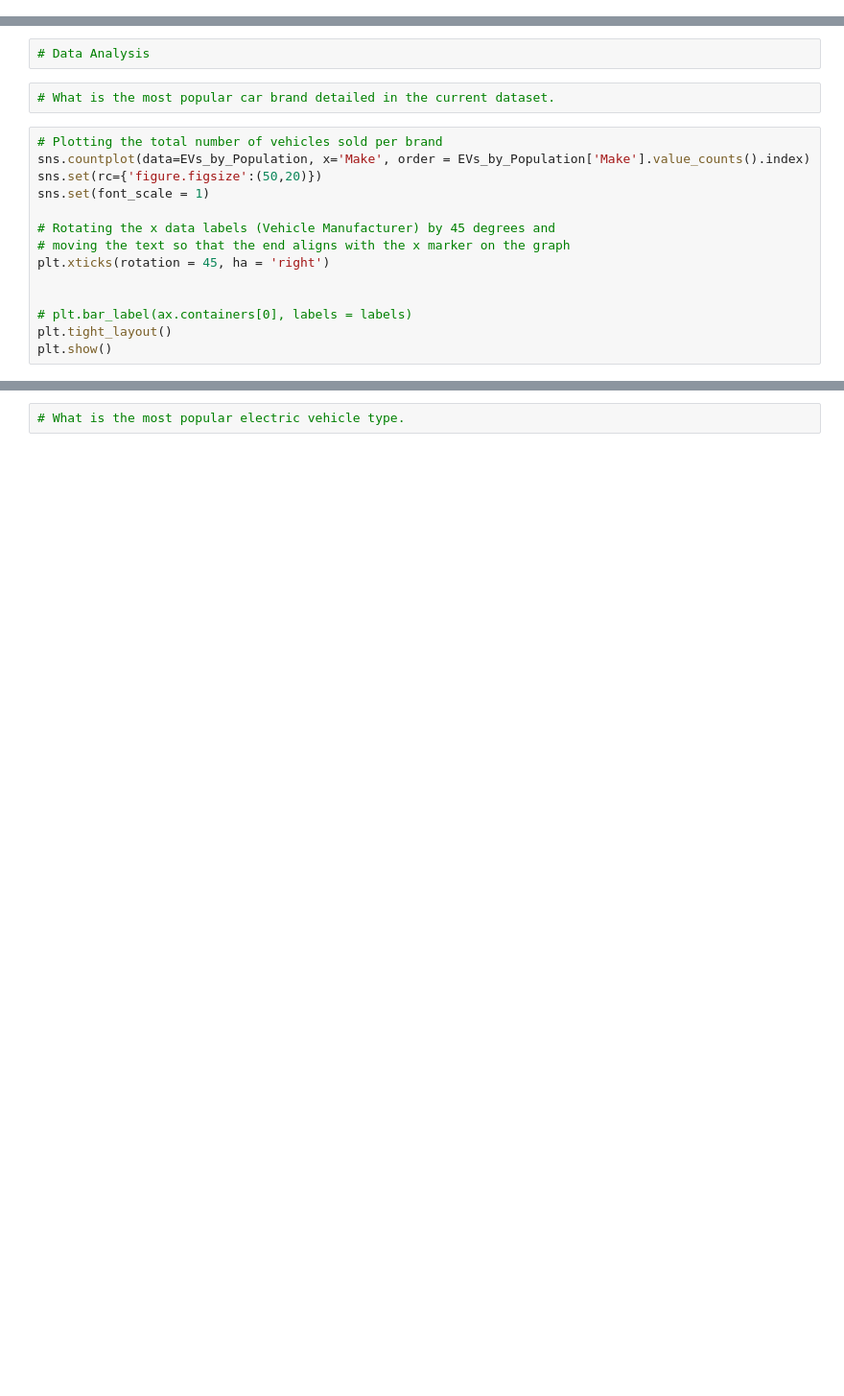
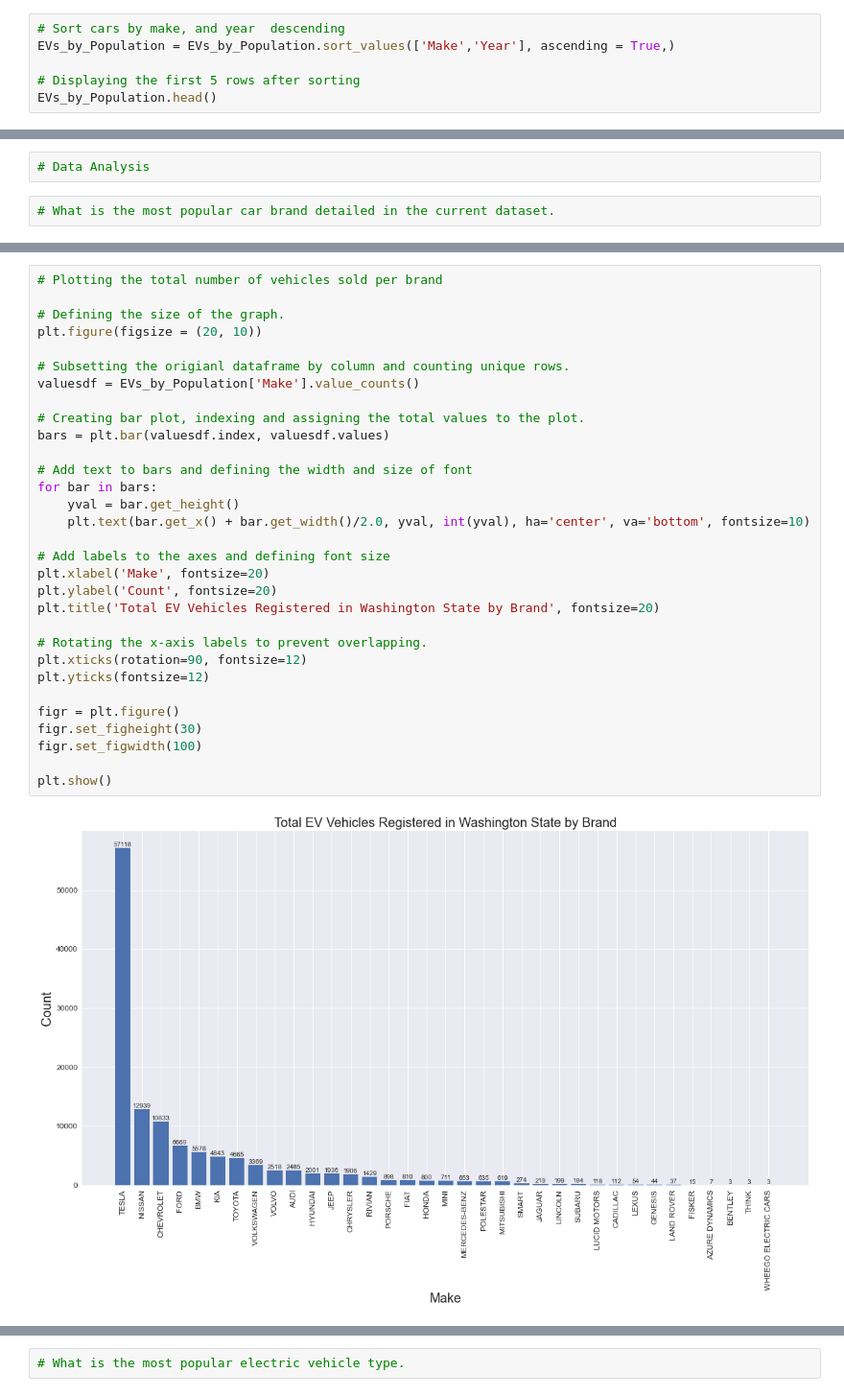
Before and after one commit to dcgray80/Data-Analytics-2023, a Jupyter notebook: Darren Gray Project.ipynb, the cells around one changed output, grey strips where cells are left out. Shown at 96% size. Drawn from its saved outputs; the diff is of its cells as text; blank space fills up the shorter version.

```diff
--- a/Darren Gray Project.ipynb
+++ b/Darren Gray Project.ipynb
@@ -363,0 +301,6 @@ dtype: object
+# %%
+# Sort cars by make, and year  descending
+EVs_by_Population = EVs_by_Population.sort_values(['Make','Year'], ascending = True,)
+
+# Displaying the first 5 rows after sorting
+EVs_by_Population.head()
@@ -365,17 +325,3 @@ dtype: object
 # Data Analysis
 # %%
 # What is the most popular car brand detailed in the current dataset.
-# %%
-# Plotting the total number of vehicles sold per brand
-sns.countplot(data=EVs_by_Population, x='Make', order = EVs_by_Population['Make'].value_counts().index)
-sns.set(rc={'figure.figsize':(50,20)})
-sns.set(font_scale = 1)
-
-# Rotating the x data labels (Vehicle Manufacturer) by 45 degrees and
-# moving the text so that the end aligns with the x marker on the graph
-plt.xticks(rotation = 45, ha = 'right')
-
-
-# plt.bar_label(ax.containers[0], labels = labels)
-plt.tight_layout()
-plt.show()
@@ -405,0 +352,33 @@ Name: Model, dtype: int64
+# %%
+# Plotting the total number of vehicles sold per brand
+
+# Defining the size of the graph.
+plt.figure(figsize = (20, 10))
+
+# Subsetting the origianl dataframe by column and counting unique rows.
+valuesdf = EVs_by_Population['Make'].value_counts()
+
+# Creating bar plot, indexing and assigning the total values to the plot.
+bars = plt.bar(valuesdf.index, valuesdf.values)
+
+# Add text to bars and defining the width and size of font
+for bar in bars:
+    yval = bar.get_height()
+    plt.text(bar.get_x() + bar.get_width()/2.0, yval, int(yval), ha='center', va='bottom', fontsize=10)
+
+# Add labels to the axes and defining font size
+plt.xlabel('Make', fontsize=20)
+plt.ylabel('Count', fontsize=20)
+plt.title('Total EV Vehicles Registered in Washington State by Brand', fontsize=20)
+
+# Rotating the x-axis labels to prevent overlapping.
+plt.xticks(rotation=90, fontsize=12)
+plt.yticks(fontsize=12)
+
+figr = plt.figure()
+figr.set_figheight(30)
+figr.set_figwidth(100)
+
+plt.show()
+# %% [output]
+[figure, added]
```
Also changed, not shown: parts of 95 cells of this notebook.
